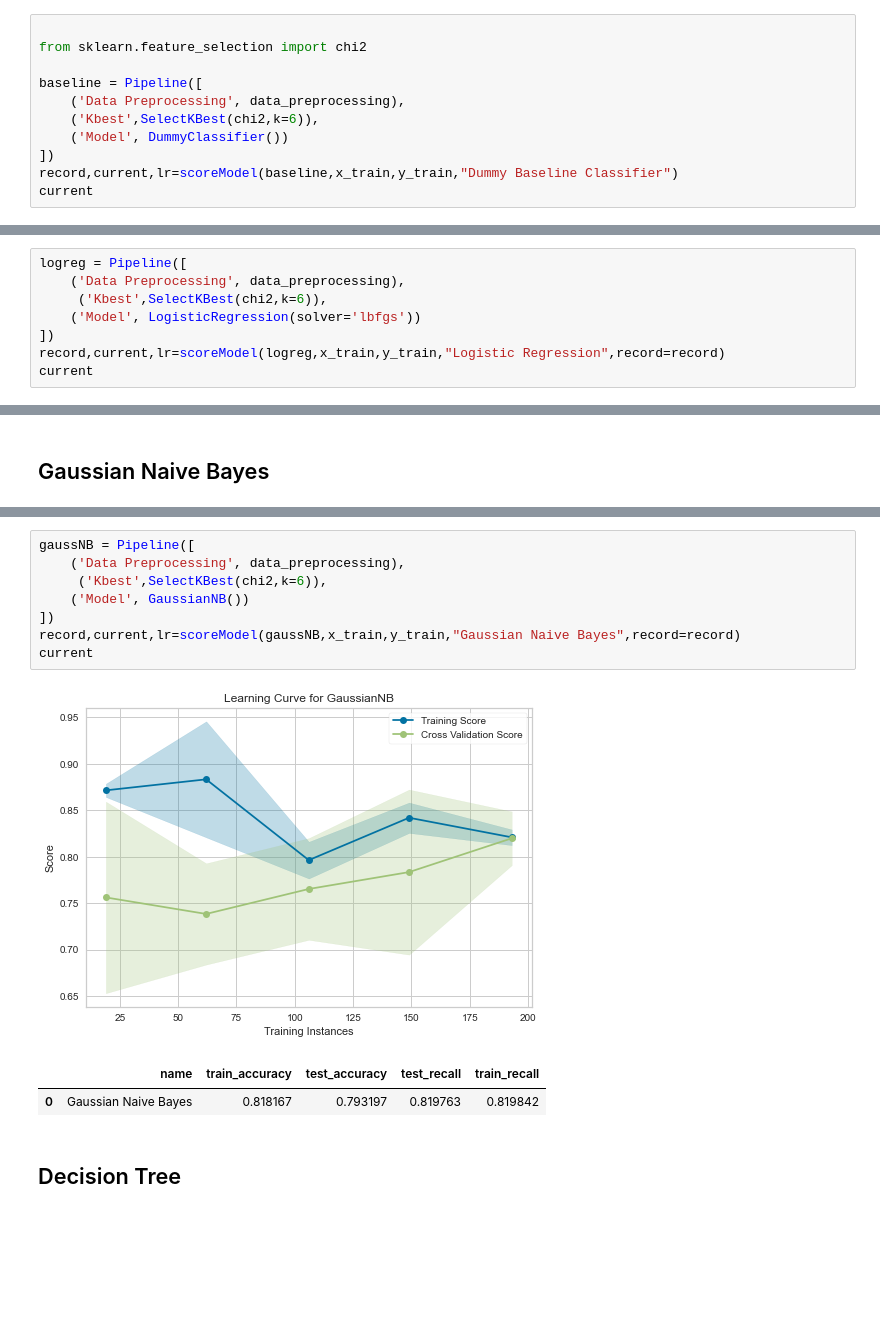
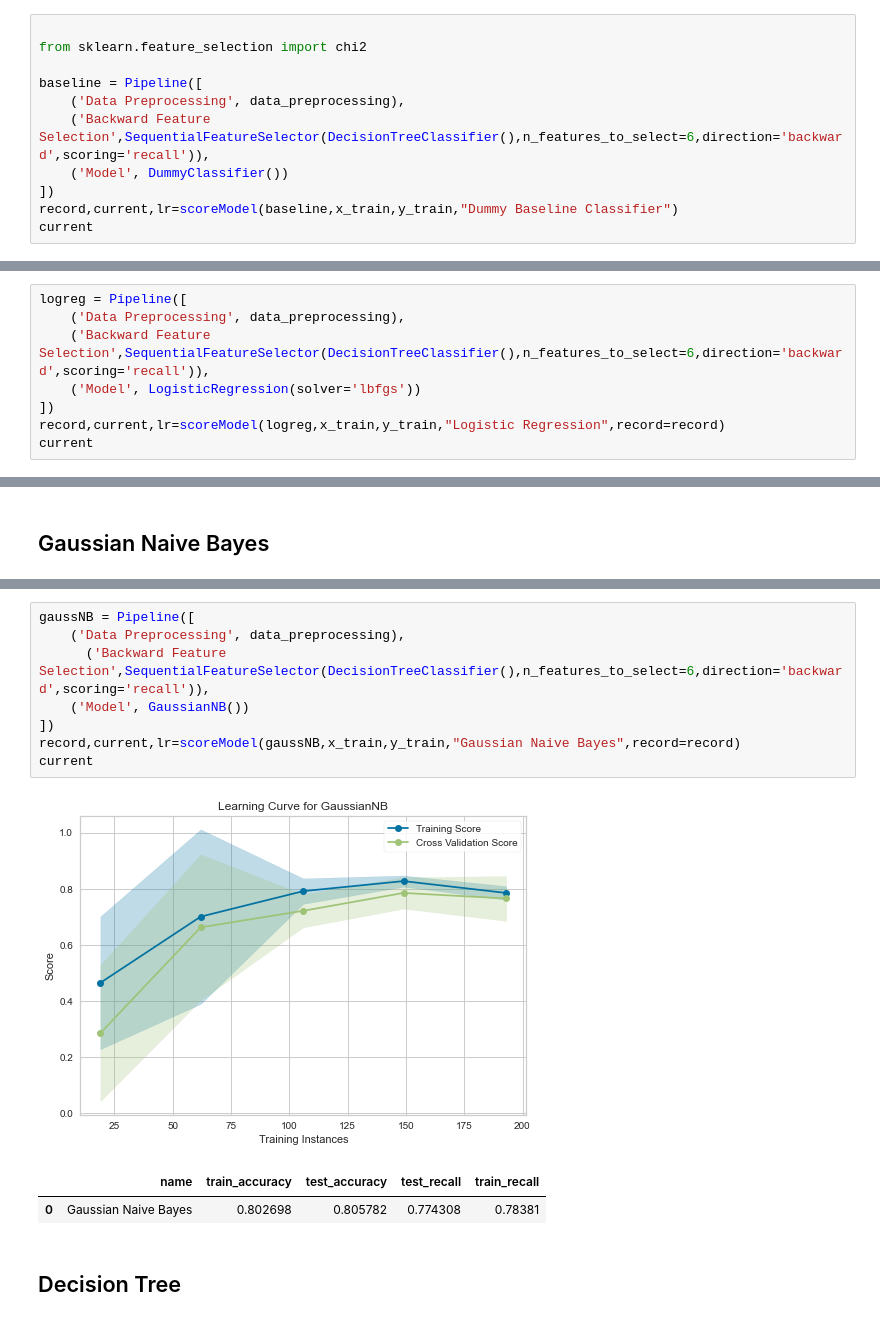
Before and after one commit to zhuofan-16/Heart_Disease_Model, a Jupyter notebook: Cardiovascular_Prediction_ML.ipynb, the cells around one changed output, grey strips where cells are left out. Drawn from its saved outputs; the diff is of its cells as text; blank space fills up the shorter version.

```diff
--- a/Cardiovascular_Prediction_ML.ipynb
+++ b/Cardiovascular_Prediction_ML.ipynb
@@ -392,7 +389,7 @@ from sklearn.feature_selection import chi2
 
 baseline = Pipeline([
     ('Data Preprocessing', data_preprocessing),
-    ('Kbest',SelectKBest(chi2,k=6)),
+    ('Backward Feature Selection',SequentialFeatureSelector(DecisionTreeClassifier(),n_features_to_select=6,direction='backward',scoring='recall')),
     ('Model', DummyClassifier())
 ])
 record,current,lr=scoreModel(baseline,x_train,y_train,"Dummy Baseline Classifier")
@@ -404,7 +403,7 @@ current
 # %%
 logreg = Pipeline([
     ('Data Preprocessing', data_preprocessing),
-     ('Kbest',SelectKBest(chi2,k=6)),
+    ('Backward Feature Selection',SequentialFeatureSelector(DecisionTreeClassifier(),n_features_to_select=6,direction='backward',scoring='recall')),
     ('Model', LogisticRegression(solver='lbfgs'))
 ])
 record,current,lr=scoreModel(logreg,x_train,y_train,"Logistic Regression",record=record)
@@ -436,14 +417,14 @@ pd.DataFrame(GridSearchCV(GaussianNB(),param_grid=parameter,scoring='recall').fi
 # %%
 gaussNB = Pipeline([
     ('Data Preprocessing', data_preprocessing),
-     ('Kbest',SelectKBest(chi2,k=6)),
+      ('Backward Feature Selection',SequentialFeatureSelector(DecisionTreeClassifier(),n_features_to_select=6,direction='backward',scoring='recall')),
     ('Model', GaussianNB())
 ])
 record,current,lr=scoreModel(gaussNB,x_train,y_train,"Gaussian Naive Bayes",record=record)
 current
 # %% [output]
-[figure, old version]
+[figure, new version]
 |  | name | train_accuracy | test_accuracy | test_recall | train_recall |
-| 0 | Gaussian Naive Bayes | 0.818167 | 0.793197 | 0.819763 | 0.819842 |
+| 0 | Gaussian Naive Bayes | 0.802698 | 0.805782 | 0.774308 | 0.78381 |
 # %% [markdown]
 ## Decision Tree
```
Also changed, not shown: parts of 21 cells of this notebook.
